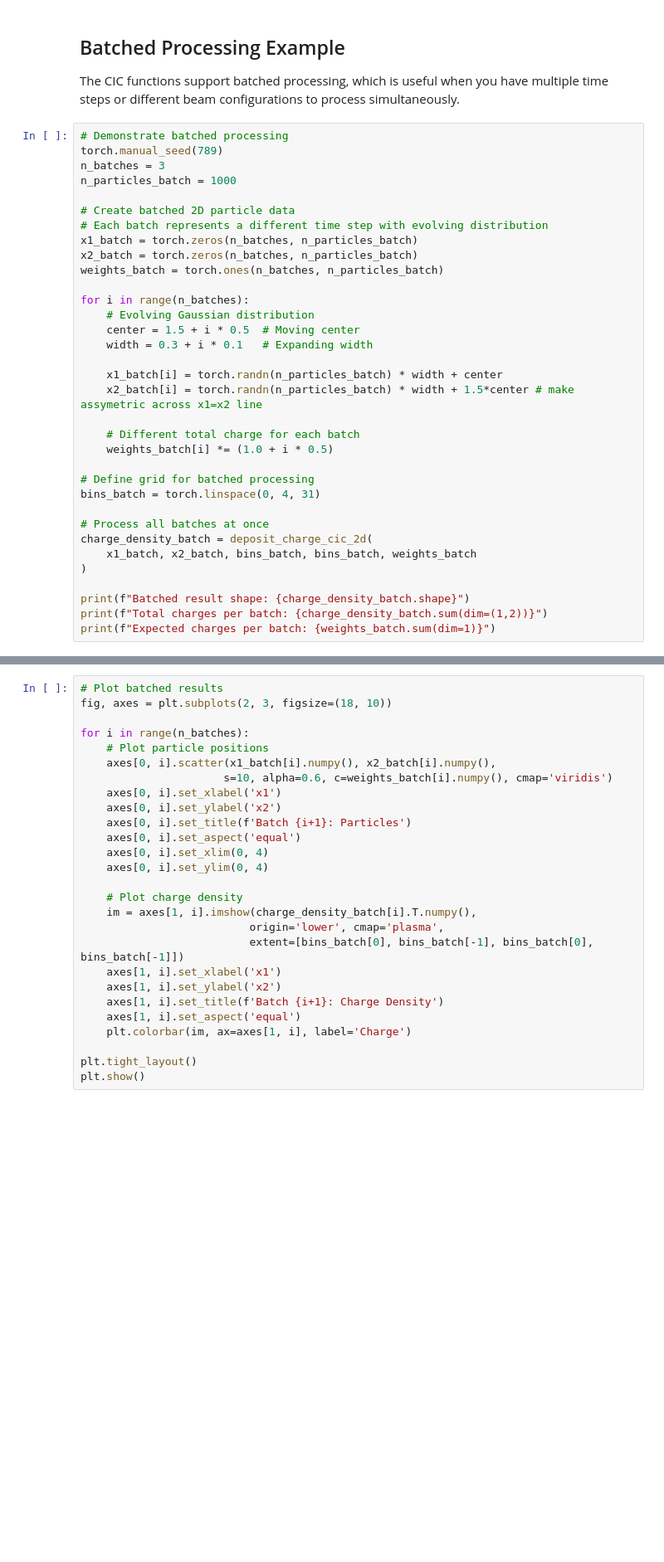
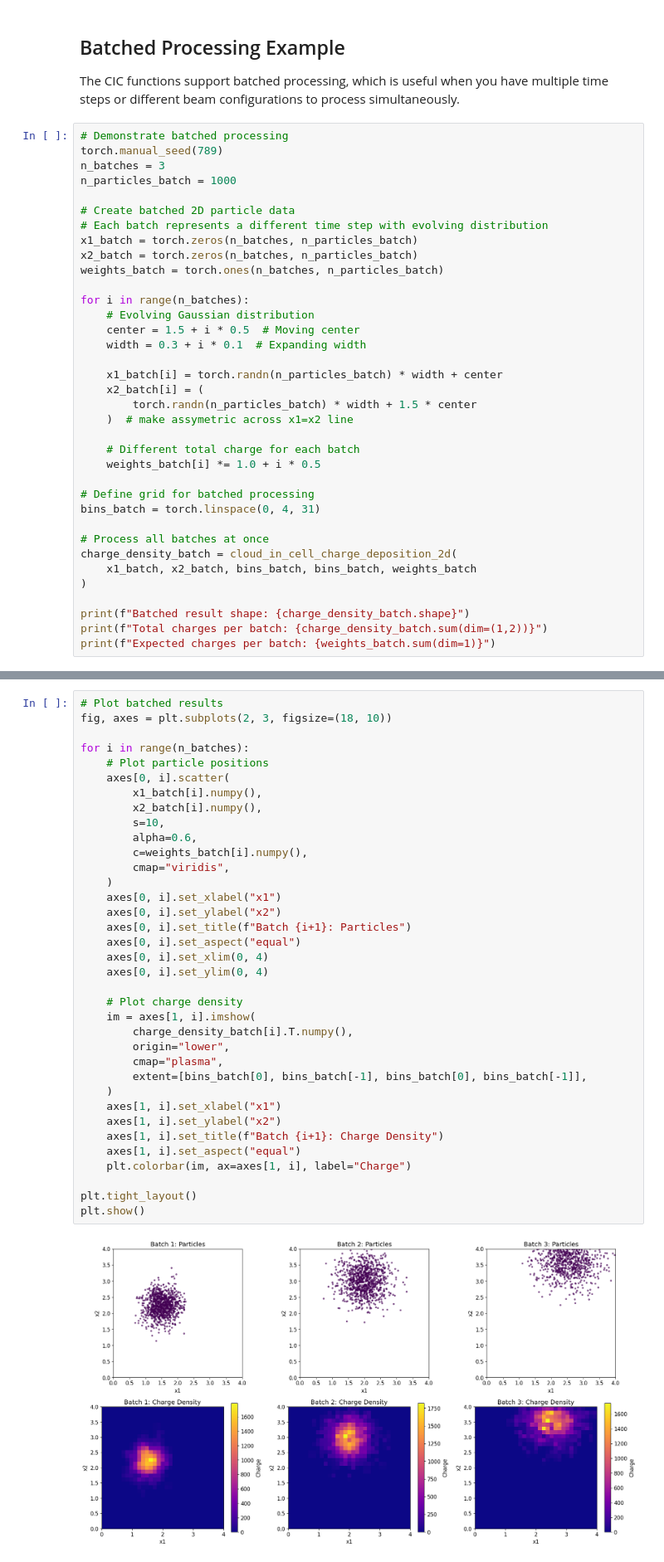
Before and after one commit to desy-ml/cheetah, a Jupyter notebook: docs/examples/charge_deposition_examples.ipynb, the cells around one changed output, grey strips where cells are left out. Shown at 83% size. Drawn from its saved outputs; the diff is of its cells as text; blank space fills up the shorter version.

```diff
--- a/docs/examples/charge_deposition_examples.ipynb
+++ b/docs/examples/charge_deposition_examples.ipynb
@@ -529,19 +686,21 @@ weights_batch = torch.ones(n_batches, n_particles_batch)
 for i in range(n_batches):
     # Evolving Gaussian distribution
     center = 1.5 + i * 0.5  # Moving center
-    width = 0.3 + i * 0.1   # Expanding width
+    width = 0.3 + i * 0.1  # Expanding width
 
     x1_batch[i] = torch.randn(n_particles_batch) * width + center
-    x2_batch[i] = torch.randn(n_particles_batch) * width + 1.5*center # make assymetric across x1=x2 line
+    x2_batch[i] = (
+        torch.randn(n_particles_batch) * width + 1.5 * center
+    )  # make assymetric across x1=x2 line
 
     # Different total charge for each batch
-    weights_batch[i] *= (1.0 + i * 0.5)
+    weights_batch[i] *= 1.0 + i * 0.5
 
 # Define grid for batched processing
 bins_batch = torch.linspace(0, 4, 31)
 
 # Process all batches at once
-charge_density_batch = deposit_charge_cic_2d(
+charge_density_batch = cloud_in_cell_charge_deposition_2d(
     x1_batch, x2_batch, bins_batch, bins_batch, weights_batch
 )
 
@@ -551,30 +714,41 @@ print(f"Expected charges per batch: {weights_batch.sum(dim=1)}")
 # %%
 # Plot batched results
 fig, axes = plt.subplots(2, 3, figsize=(18, 10))
 
 for i in range(n_batches):
     # Plot particle positions
-    axes[0, i].scatter(x1_batch[i].numpy(), x2_batch[i].numpy(),
-                      s=10, alpha=0.6, c=weights_batch[i].numpy(), cmap='viridis')
-    axes[0, i].set_xlabel('x1')
-    axes[0, i].set_ylabel('x2')
-    axes[0, i].set_title(f'Batch {i+1}: Particles')
-    axes[0, i].set_aspect('equal')
+    axes[0, i].scatter(
+        x1_batch[i].numpy(),
+        x2_batch[i].numpy(),
+        s=10,
+        alpha=0.6,
+        c=weights_batch[i].numpy(),
+        cmap="viridis",
+    )
+    axes[0, i].set_xlabel("x1")
+    axes[0, i].set_ylabel("x2")
+    axes[0, i].set_title(f"Batch {i+1}: Particles")
+    axes[0, i].set_aspect("equal")
     axes[0, i].set_xlim(0, 4)
     axes[0, i].set_ylim(0, 4)
 
     # Plot charge density
-    im = axes[1, i].imshow(charge_density_batch[i].T.numpy(),
-                          origin='lower', cmap='plasma',
-                          extent=[bins_batch[0], bins_batch[-1], bins_batch[0], bins_batch[-1]])
-    axes[1, i].set_xlabel('x1')
-    axes[1, i].set_ylabel('x2')
-    axes[1, i].set_title(f'Batch {i+1}: Charge Density')
-    axes[1, i].set_aspect('equal')
-    plt.colorbar(im, ax=axes[1, i], label='Charge')
+    im = axes[1, i].imshow(
+        charge_density_batch[i].T.numpy(),
+        origin="lower",
+        cmap="plasma",
+        extent=[bins_batch[0], bins_batch[-1], bins_batch[0], bins_batch[-1]],
+    )
+    axes[1, i].set_xlabel("x1")
+    axes[1, i].set_ylabel("x2")
+    axes[1, i].set_title(f"Batch {i+1}: Charge Density")
+    axes[1, i].set_aspect("equal")
+    plt.colorbar(im, ax=axes[1, i], label="Charge")
 
 plt.tight_layout()
 plt.show()
+# %% [output]
+[figure, added]
 # %% [markdown]
 ## Performance Comparison and Analysis
 
```
Also changed, not shown: parts of 13 cells of this notebook, 1 other file.
